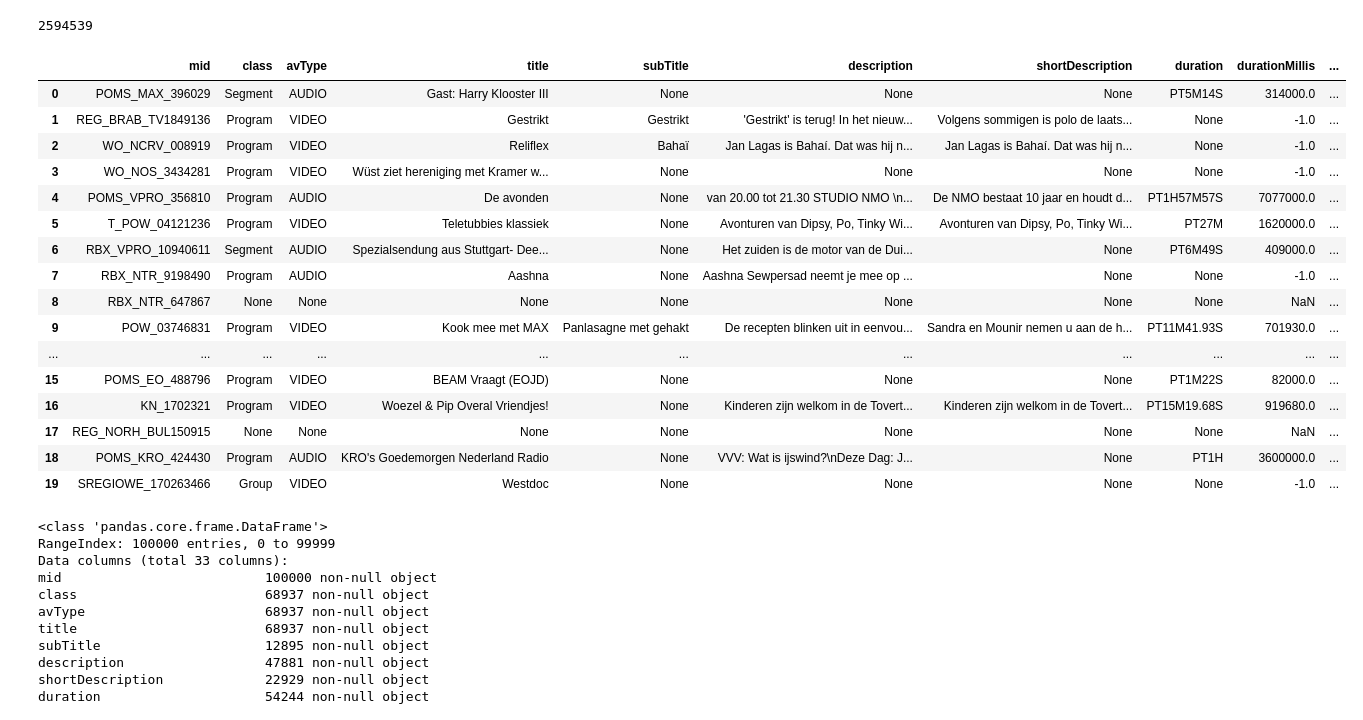
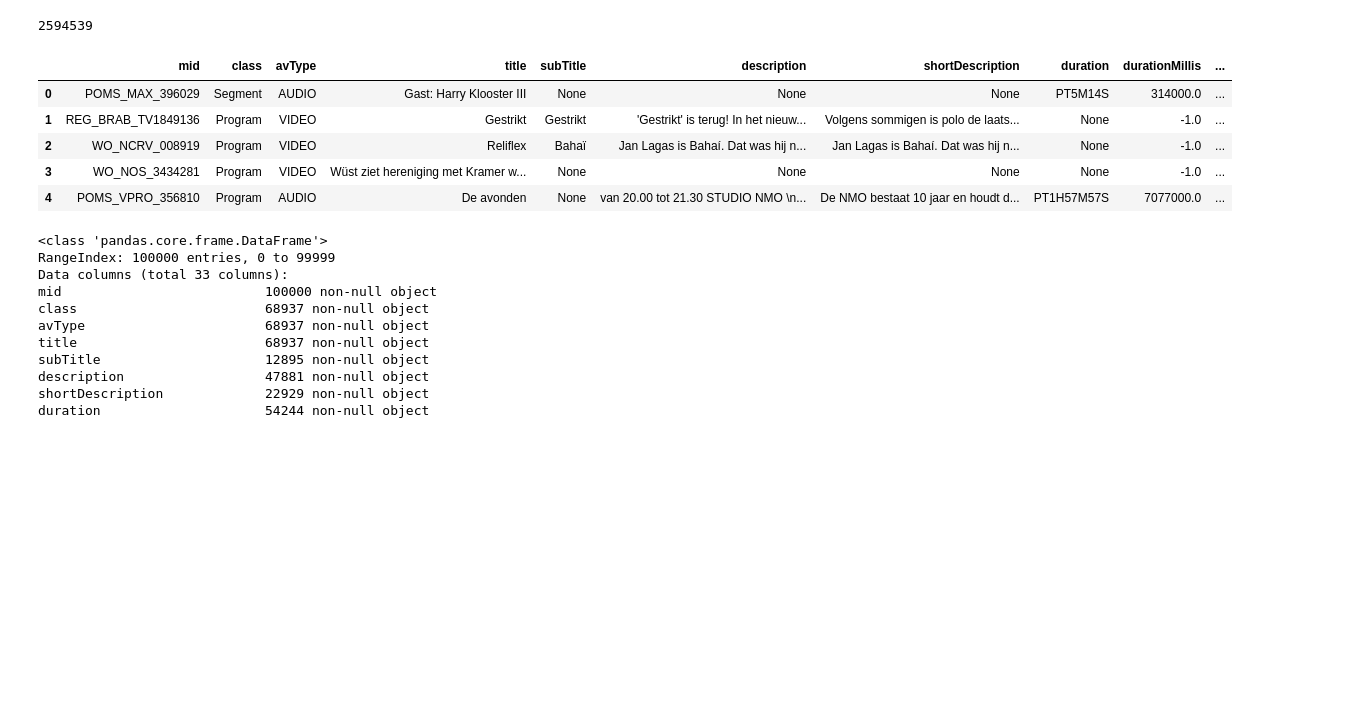
Before and after one commit to ekapel22/masterthesis, a Jupyter notebook: eda.ipynb, the cells around one changed output. Drawn from its saved outputs; the diff is of its cells as text; code cells hidden in the pictures; blank space fills up the shorter version.

```diff
--- a/eda.ipynb
+++ b/eda.ipynb
@@ -41,25 +23,14 @@ poms.count()
 2594539
 # %%
 df = poms.limit(100000).toPandas()
-df.head(20)
+df.head()
 # %% [output]
 |  | mid | class | avType | title | subTitle | description | shortDescription | duration | durationMillis | ... |
 | 0 | POMS_MAX_396029 | Segment | AUDIO | Gast: Harry Klooster III | None | None | None | PT5M14S | 314000.0 | ... |
 | 1 | REG_BRAB_TV1849136 | Program | VIDEO | Gestrikt | Gestrikt | 'Gestrikt' is terug! In het nieuw... | Volgens sommigen is polo de laats... | None | -1.0 | ... |
 | 2 | WO_NCRV_008919 | Program | VIDEO | Reliflex | Bahaï | Jan Lagas is Bahaí. Dat was hij n... | Jan Lagas is Bahaí. Dat was hij n... | None | -1.0 | ... |
 | 3 | WO_NOS_3434281 | Program | VIDEO | Wüst ziet hereniging met Kramer w... | None | None | None | None | -1.0 | ... |
 | 4 | POMS_VPRO_356810 | Program | AUDIO | De avonden | None | van 20.00 tot 21.30 STUDIO NMO \n... | De NMO bestaat 10 jaar en houdt d... | PT1H57M57S | 7077000.0 | ... |
-| 5 | T_POW_04121236 | Program | VIDEO | Teletubbies klassiek | None | Avonturen van Dipsy, Po, Tinky Wi... | Avonturen van Dipsy, Po, Tinky Wi... | PT27M | 1620000.0 | ... |
-| 6 | RBX_VPRO_10940611 | Segment | AUDIO | Spezialsendung aus Stuttgart- Dee... | None | Het zuiden is de motor van de Dui... | None | PT6M49S | 409000.0 | ... |
-| 7 | RBX_NTR_9198490 | Program | AUDIO | Aashna | None | Aashna Sewpersad neemt je mee op ... | None | None | -1.0 | ... |
-| 8 | RBX_NTR_647867 | None | None | None | None | None | None | None | NaN | ... |
-| 9 | POW_03746831 | Program | VIDEO | Kook mee met MAX | Panlasagne met gehakt | De recepten blinken uit in eenvou... | Sandra en Mounir nemen u aan de h... | PT11M41.93S | 701930.0 | ... |
-| ... | ... | ... | ... | ... | ... | ... | ... | ... | ... | ... |
-| 15 | POMS_EO_488796 | Program | VIDEO | BEAM Vraagt (EOJD) | None | None | None | PT1M22S | 82000.0 | ... |
-| 16 | KN_1702321 | Program | VIDEO | Woezel & Pip Overal Vriendjes! | None | Kinderen zijn welkom in de Tovert... | Kinderen zijn welkom in de Tovert... | PT15M19.68S | 919680.0 | ... |
-| 17 | REG_NORH_BUL150915 | None | None | None | None | None | None | None | NaN | ... |
-| 18 | POMS_KRO_424430 | Program | AUDIO | KRO's Goedemorgen Nederland Radio | None | VVV: Wat is ijswind?\nDeze Dag: J... | None | PT1H | 3600000.0 | ... |
-| 19 | SREGIOWE_170263466 | Group | VIDEO | Westdoc | None | None | None | None | -1.0 | ... |
 # %%
 df.info()
 # %% [output]
```
Also changed, not shown: parts of 4 cells of this notebook.
